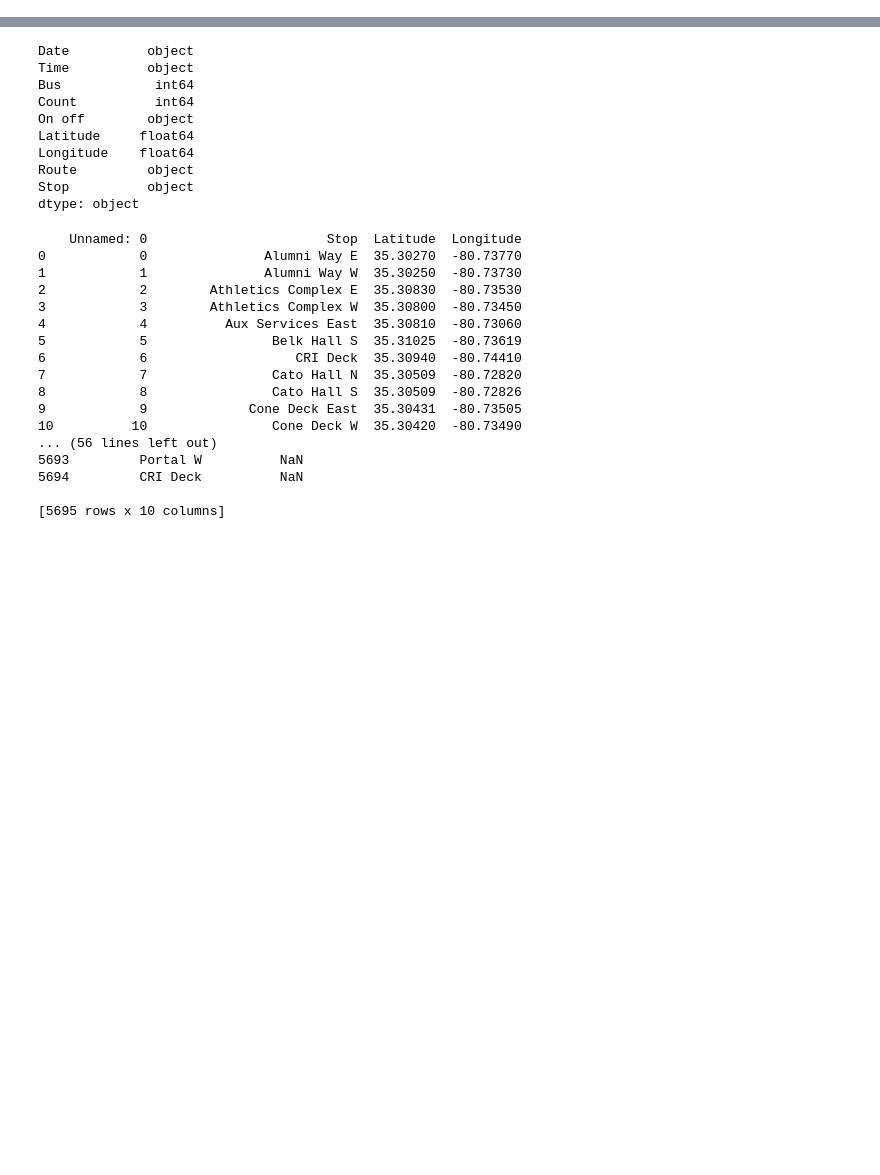
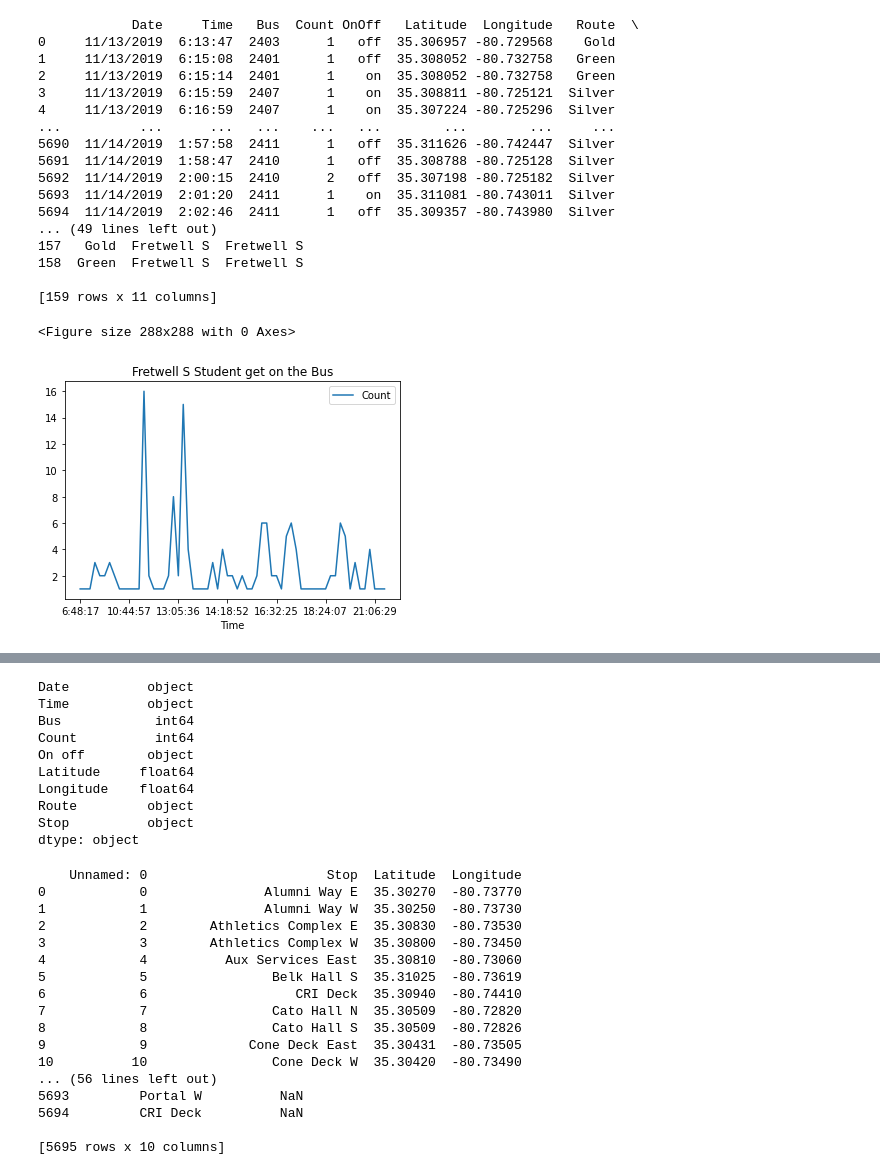
Before and after one commit to harryman13/uncc_bussing, a Jupyter notebook: TestingFiles/BusData/DataLatitudeLongitudeCorrection_Jupyter.ipynb, the cells around one changed output, grey strips where cells are left out. Drawn from its saved outputs; the diff is of its cells as text; code cells hidden in the pictures; blank space fills up the shorter version.

```diff
--- a/TestingFiles/BusData/DataLatitudeLongitudeCorrection_Jupyter.ipynb
+++ b/TestingFiles/BusData/DataLatitudeLongitudeCorrection_Jupyter.ipynb
@@ -71,0 +1,44 @@ import numpy as np
+# %%
+import csv
+import pandas as pd
+import matplotlib.pyplot as plot
+
+file = 'file1Dataframe.csv'
+fileDataFrame = pd.read_csv(file, low_memory=False, index_col=0)
+
+print(fileDataFrame)
+print(fileDataFrame.dtypes)
+
+dataforfretwell = fileDataFrame.loc[fileDataFrame['CorrectStop'] == 'Fretwell S']
+dataforfretwell = dataforfretwell.reset_index()
+
+print(dataforfretwell)
+
+f = plot.figure()
+f.set_figwidth(4)
+
+dataforfretwell = dataforfretwell.query('OnOff =="on"')
+
+dataforfretwell.plot(kind = 'line', x='Time',y ='Count')
+plot.title('Fretwell S Student get on the Bus')
+plot.show()
+# %% [output]
+            Date     Time   Bus  Count OnOff   Latitude  Longitude   Route  \
+0     11/13/2019  6:13:47  2403      1   off  35.306957 -80.729568    Gold
+1     11/13/2019  6:15:08  2401      1   off  35.308052 -80.732758   Green
+2     11/13/2019  6:15:14  2401      1    on  35.308052 -80.732758   Green
+3     11/13/2019  6:15:59  2407      1    on  35.308811 -80.725121  Silver
+4     11/13/2019  6:16:59  2407      1    on  35.307224 -80.725296  Silver
+...          ...      ...   ...    ...   ...        ...        ...     ...
+5690  11/14/2019  1:57:58  2411      1   off  35.311626 -80.742447  Silver
+5691  11/14/2019  1:58:47  2410      1   off  35.308788 -80.725128  Silver
+5692  11/14/2019  2:00:15  2410      2   off  35.307198 -80.725182  Silver
+5693  11/14/2019  2:01:20  2411      1    on  35.311081 -80.743011  Silver
+5694  11/14/2019  2:02:46  2411      1   off  35.309357 -80.743980  Silver
+... (49 lines left out)
+157   Gold  Fretwell S  Fretwell S
+158  Green  Fretwell S  Fretwell S
+
+[159 rows x 11 columns]
+<Figure size 288x288 with 0 Axes>
+[figure, added]
```
Also changed, not shown: parts of 4 cells of this notebook, 9 other files.
